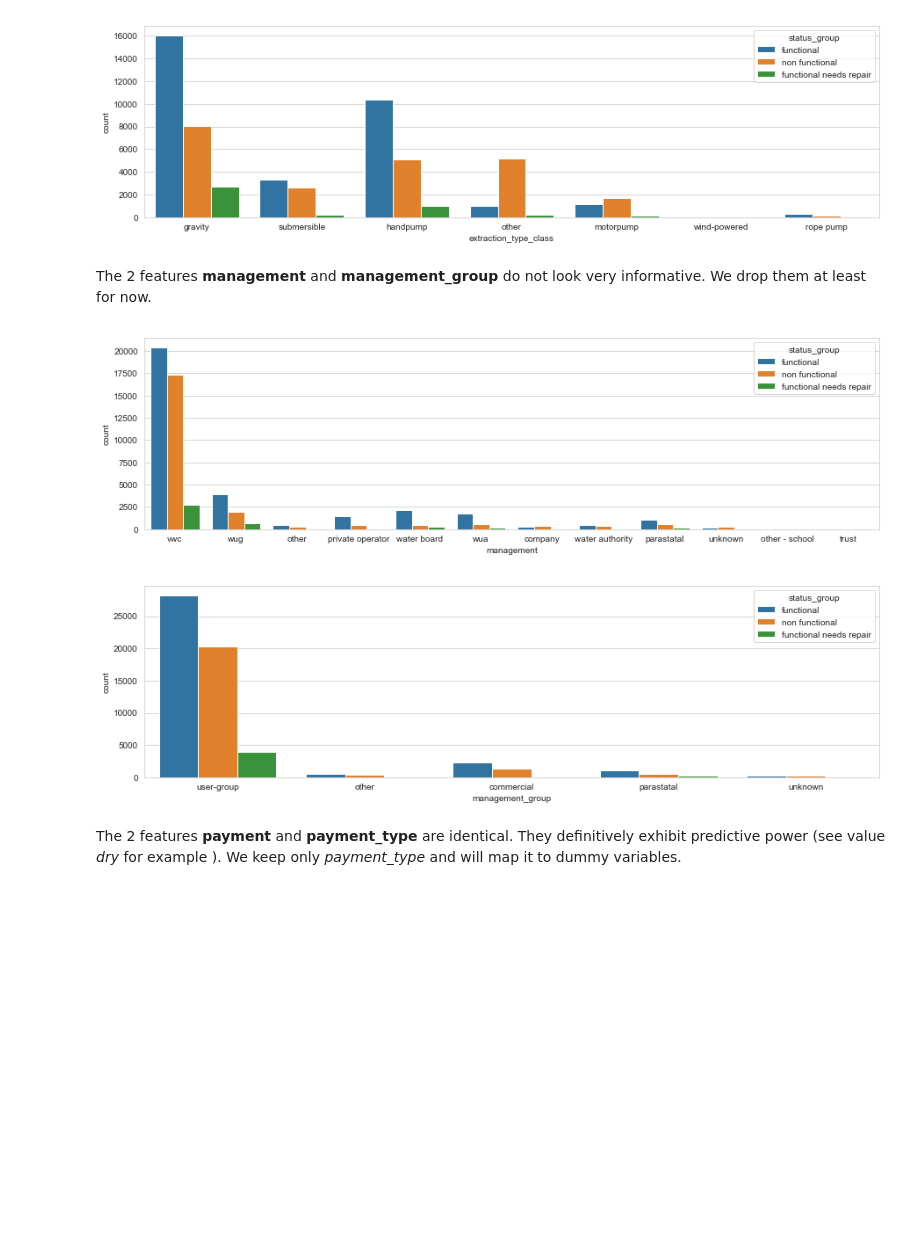
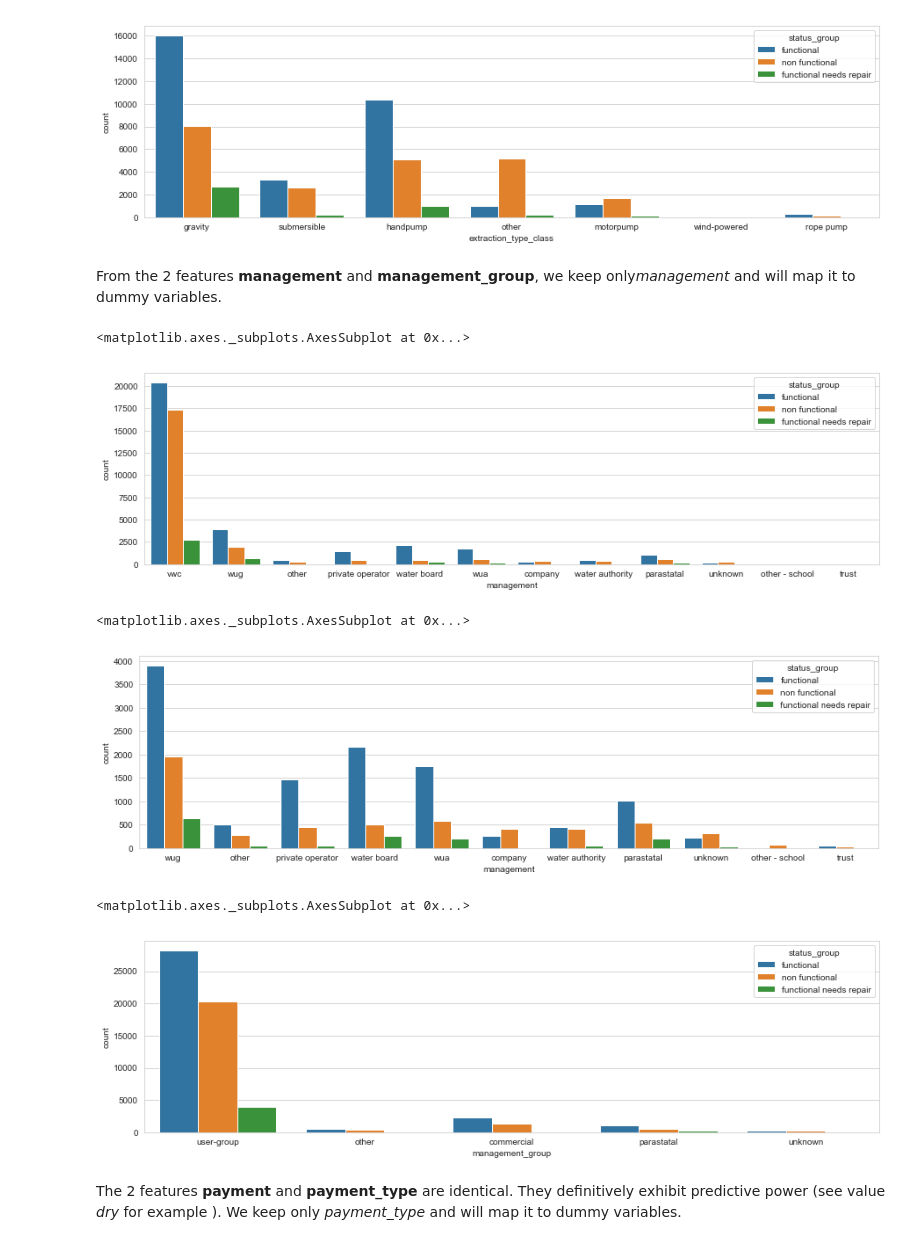
Before and after one commit to cedric-bertrand/DS-py, a Jupyter notebook: taarifa-wp/water_pumps.ipynb, the cells around one changed output. Cells and saved outputs as stored; diff of their text form; code cells hidden in the pictures; blank space fills up the shorter version.

```diff
--- a/taarifa-wp/water_pumps.ipynb
+++ b/taarifa-wp/water_pumps.ipynb
@@ -316,15 +322,24 @@ col_categorical_onehot.append('extraction_type_class')
 [figure]
 <matplotlib.axes._subplots.AxesSubplot at 0x...>
 [figure]
-# %% [markdown]
-The 2 features **management** and **management_group** do not look very informative. We drop them at least for now.
+# %% [markdown]
+From the 2 features **management** and **management_group**, we keep only*management* and will map it to dummy variables.
 # %%
 sns.countplot(x='management', hue='status_group', data=train_cat);
 plt.show()
+# same plot but without predominant class vwc
+sns.countplot(x='management', hue='status_group', data=train_cat[train_cat['management'] != 'vwc']);
+plt.show()
 sns.countplot(x='management_group', hue='status_group', data=train_cat);
+
+col_categorical_onehot.append('management')
 # %% [output]
+<matplotlib.axes._subplots.AxesSubplot at 0x...>
 [figure]
+<matplotlib.axes._subplots.AxesSubplot at 0x...>
-[figure, old version]
+[figure, new version]
+<matplotlib.axes._subplots.AxesSubplot at 0x...>
+[figure, added]
 # %% [markdown]
 The 2 features **payment** and **payment_type** are identical. They definitively exhibit predictive power (see value *dry* for example ). We keep only *payment_type* and will map it to dummy variables.
 # %%
```
Also changed, not shown: parts of 73 cells of this notebook.
